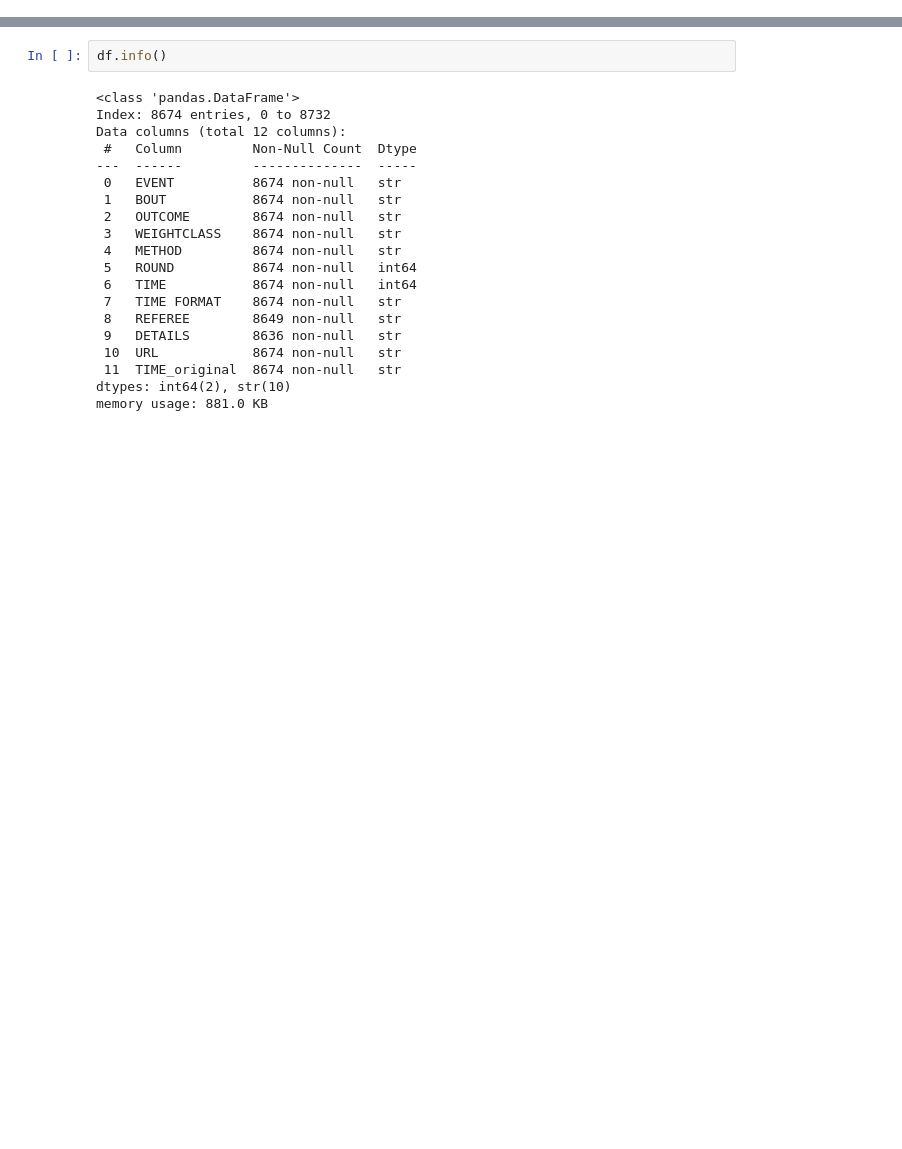
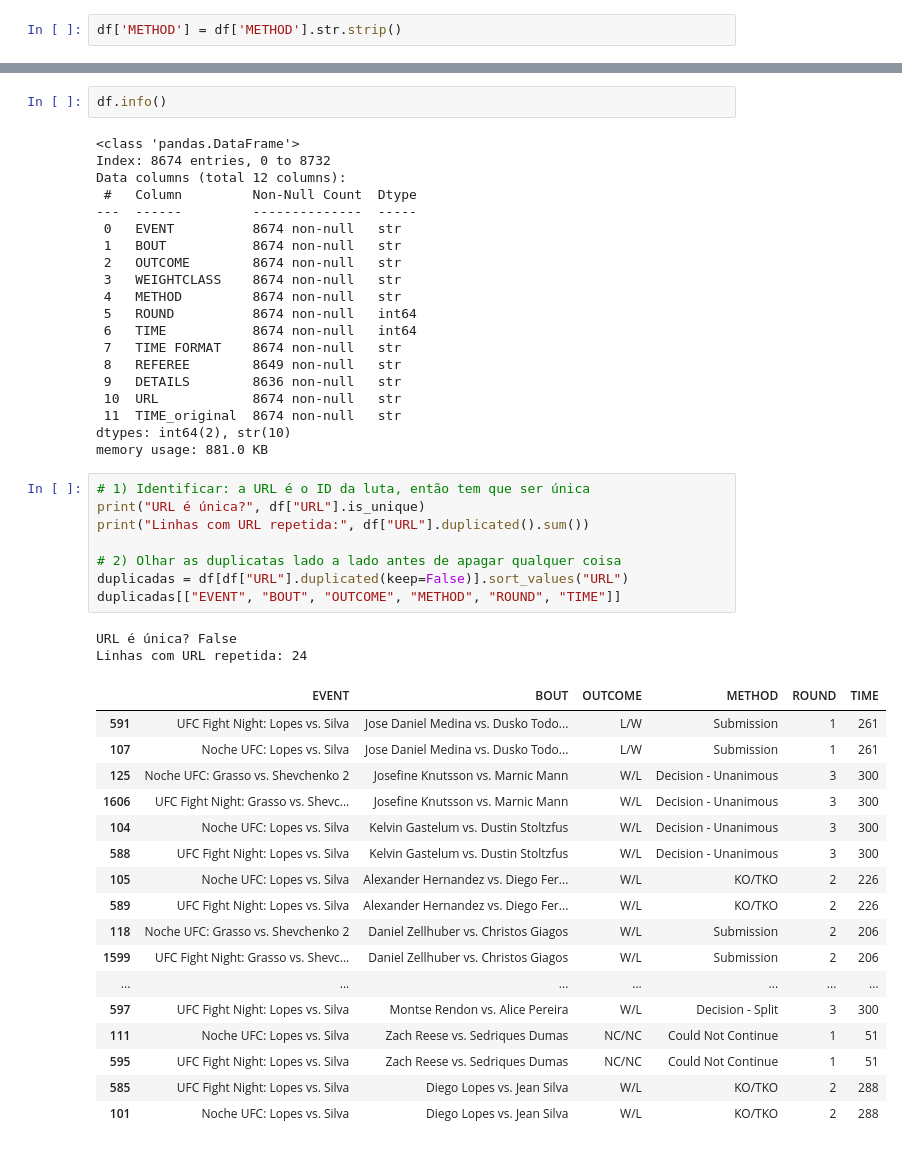
Before and after one commit to arthurMalveste/UFC_analise, a Jupyter notebook: pre_processamento/ufc_fights_results.ipynb, the cells around one changed output, grey strips where cells are left out. Cells and saved outputs as stored; diff of their text form; blank space fills up the shorter version.

Commit message:
Lutas duplicadas e espaçamento em METHOD

```diff
--- a/pre_processamento/ufc_fights_results.ipynb
+++ b/pre_processamento/ufc_fights_results.ipynb
@@ -132,5 +132,7 @@ df["TIME"] = partes[0] * 60 + partes[1]
 df['EVENT'] = df['EVENT'].str.strip()
 # %%
 df['DETAILS'] = df['DETAILS'].str.strip()
+# %%
+df['METHOD'] = df['METHOD'].str.strip()
 # %%
 # df['EVENT'].unique()
@@ -202,3 +194,31 @@ Data columns (total 12 columns):
  11  TIME_original  8674 non-null   str
 dtypes: int64(2), str(10)
 memory usage: 881.0 KB
+# %%
+# 1) Identificar: a URL é o ID da luta, então tem que ser única
+print("URL é única?", df["URL"].is_unique)
+print("Linhas com URL repetida:", df["URL"].duplicated().sum())
+
+# 2) Olhar as duplicatas lado a lado antes de apagar qualquer coisa
+duplicadas = df[df["URL"].duplicated(keep=False)].sort_values("URL")
+duplicadas[["EVENT", "BOUT", "OUTCOME", "METHOD", "ROUND", "TIME"]]
+# %% [output]
+URL é única? False
+Linhas com URL repetida: 24
+|  | EVENT | BOUT | OUTCOME | METHOD | ROUND | TIME |
+| 591 | UFC Fight Night: Lopes vs. Silva | Jose Daniel Medina vs. Dusko Todo... | L/W | Submission | 1 | 261 |
+| 107 | Noche UFC: Lopes vs. Silva | Jose Daniel Medina vs. Dusko Todo... | L/W | Submission | 1 | 261 |
+| 125 | Noche UFC: Grasso vs. Shevchenko 2 | Josefine Knutsson vs. Marnic Mann | W/L | Decision - Unanimous | 3 | 300 |
+| 1606 | UFC Fight Night: Grasso vs. Shevc... | Josefine Knutsson vs. Marnic Mann | W/L | Decision - Unanimous | 3 | 300 |
+| 104 | Noche UFC: Lopes vs. Silva | Kelvin Gastelum vs. Dustin Stoltzfus | W/L | Decision - Unanimous | 3 | 300 |
+| 588 | UFC Fight Night: Lopes vs. Silva | Kelvin Gastelum vs. Dustin Stoltzfus | W/L | Decision - Unanimous | 3 | 300 |
+| 105 | Noche UFC: Lopes vs. Silva | Alexander Hernandez vs. Diego Fer... | W/L | KO/TKO | 2 | 226 |
+| 589 | UFC Fight Night: Lopes vs. Silva | Alexander Hernandez vs. Diego Fer... | W/L | KO/TKO | 2 | 226 |
+| 118 | Noche UFC: Grasso vs. Shevchenko 2 | Daniel Zellhuber vs. Christos Giagos | W/L | Submission | 2 | 206 |
+| 1599 | UFC Fight Night: Grasso vs. Shevc... | Daniel Zellhuber vs. Christos Giagos | W/L | Submission | 2 | 206 |
+| ... | ... | ... | ... | ... | ... | ... |
+| 597 | UFC Fight Night: Lopes vs. Silva | Montse Rendon vs. Alice Pereira | W/L | Decision - Split | 3 | 300 |
+| 111 | Noche UFC: Lopes vs. Silva | Zach Reese vs. Sedriques Dumas | NC/NC | Could Not Continue | 1 | 51 |
+| 595 | UFC Fight Night: Lopes vs. Silva | Zach Reese vs. Sedriques Dumas | NC/NC | Could Not Continue | 1 | 51 |
+| 585 | UFC Fight Night: Lopes vs. Silva | Diego Lopes vs. Jean Silva | W/L | KO/TKO | 2 | 288 |
+| 101 | Noche UFC: Lopes vs. Silva | Diego Lopes vs. Jean Silva | W/L | KO/TKO | 2 | 288 |
```
Also changed, not shown: parts of 3 cells of this notebook.
